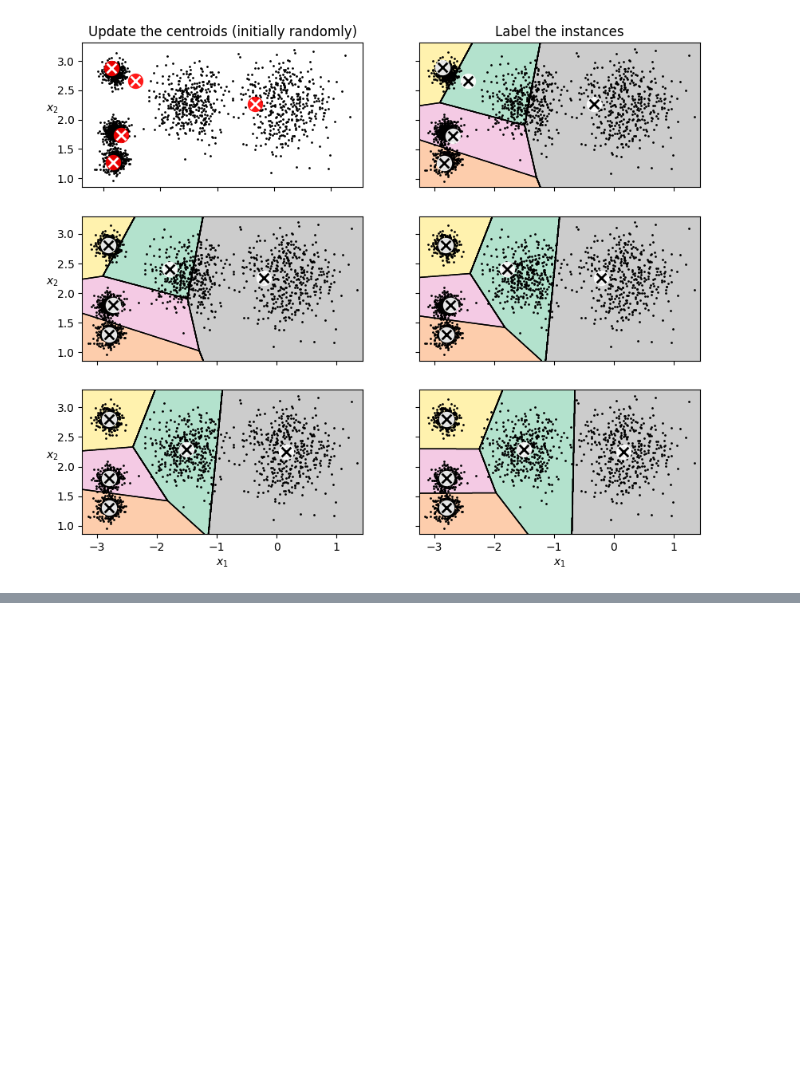
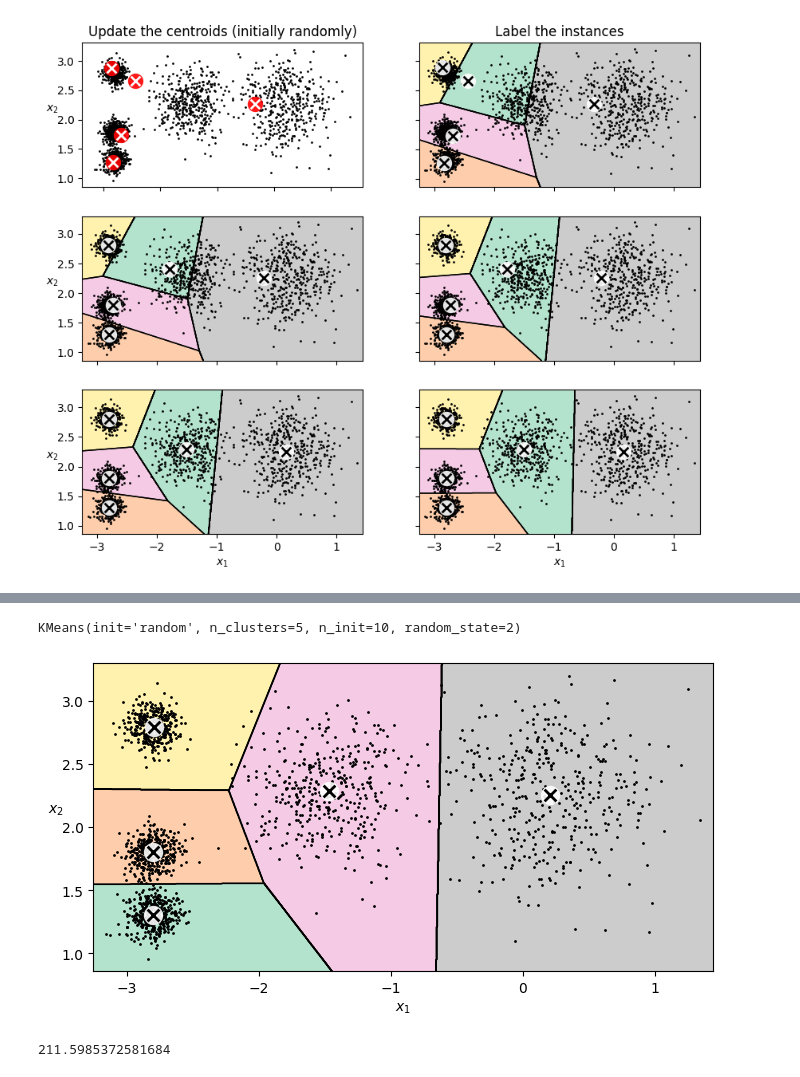
Before and after one commit to ArezooAalipanah/machine_learning3, a Jupyter notebook: HML_ch9.ipynb, the cells around one changed output, grey strips where cells are left out. Cells and saved outputs as stored; diff of their text form; code cells hidden in the pictures; blank space fills up the shorter version.

```diff
--- a/HML_ch9.ipynb
+++ b/HML_ch9.ipynb
@@ -259,0 +349,20 @@ plot_decision_boundaries(kmeans_iter3, X, show_ylabels=False)
+# %%
+kmeans_rnd_10_inits = KMeans(n_clusters = 5, init = "random",
+                             n_init=10, random_state = 2)
+# %%
+kmeans_rnd_10_inits.fit(X)
+# %% [output]
+KMeans(init='random', n_clusters=5, n_init=10, random_state=2)
+# %%
+"""
+As you can see, we end up with the initial model, which is certainly the optimal
+ K-Means solution (at least in terms of inertia, and assuming  k=5 ).
+"""
+plt.figure(figsize=(8,4))
+plot_decision_boundaries(kmeans_rnd_10_inits, X)
+# %% [output]
+[figure, added]
+# %%
+kmeans_rnd_10_inits.inertia_
+# %% [output]
+211.5985372581684
```
Also changed, not shown: parts of 54 cells of this notebook.
